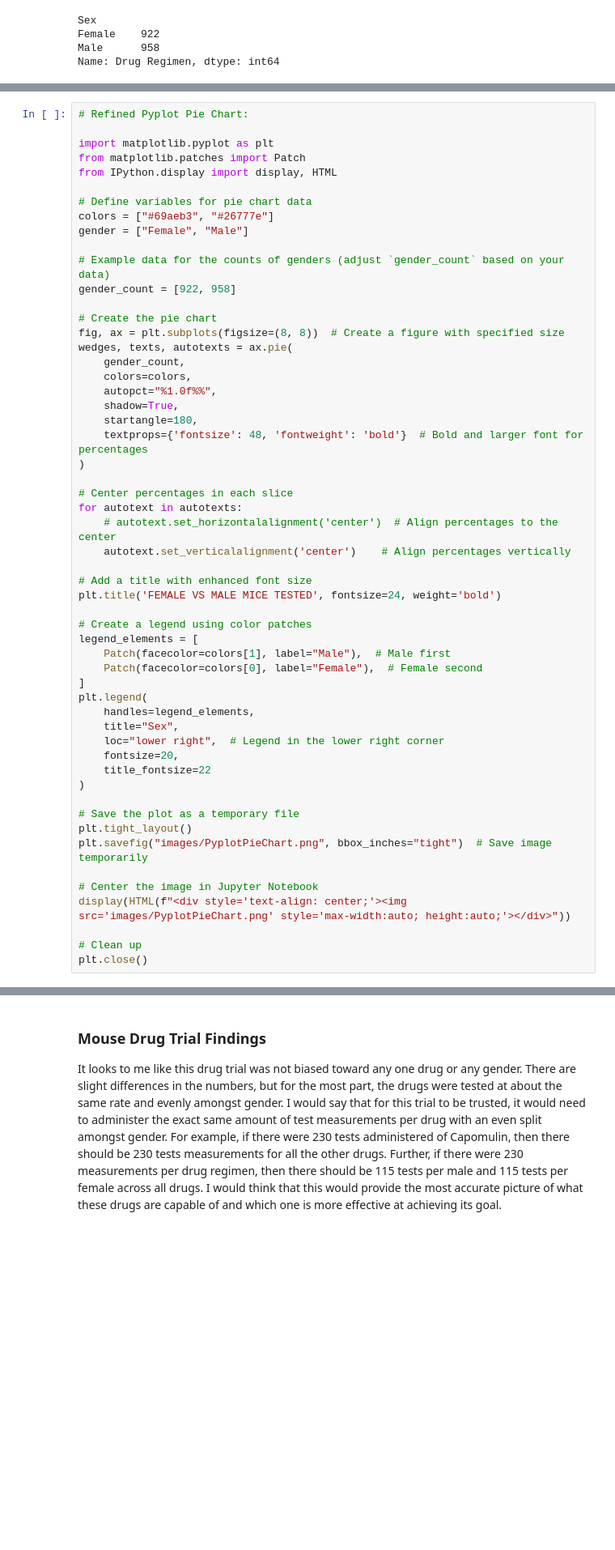
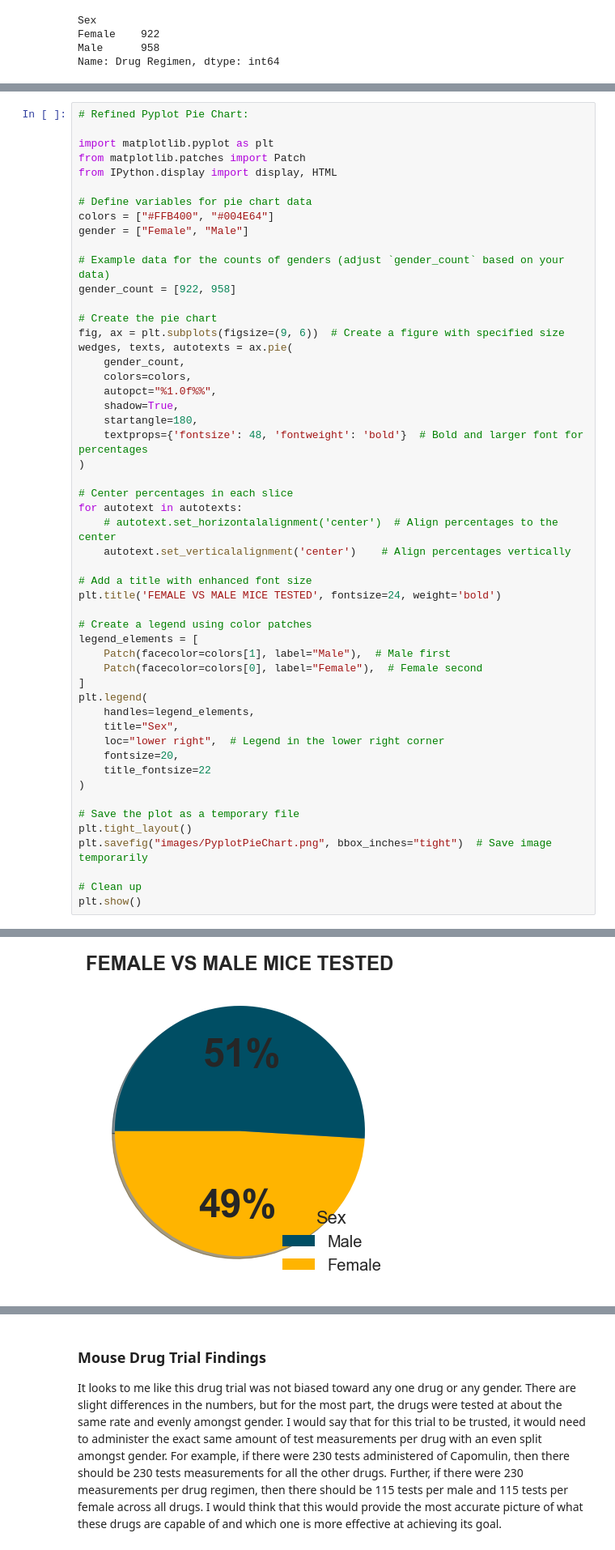
Before and after one commit to mathewqpmiller/Matplotlib-Pymaceuticals_Analysis, a Jupyter notebook: Matplotlib_Pharmaceuticals_Analysis_Final.ipynb, the cells around one changed output, grey strips where cells are left out. Shown: that part at 81% size. Drawn from its saved outputs; the diff is of its cells as text; blank space fills up the shorter version.

```diff
--- a/Matplotlib_Pharmaceuticals_Analysis.ipynb
+++ b/Matplotlib_Pharmaceuticals_Analysis_Final.ipynb
@@ -524,14 +466,14 @@ from matplotlib.patches import Patch
 from IPython.display import display, HTML
 
 # Define variables for pie chart data
-colors = ["#69aeb3", "#26777e"]
+colors = ["#FFB400", "#004E64"]
 gender = ["Female", "Male"]
 
 # Example data for the counts of genders (adjust `gender_count` based on your data)
 gender_count = [922, 958]
 
 # Create the pie chart
-fig, ax = plt.subplots(figsize=(8, 8))  # Create a figure with specified size
+fig, ax = plt.subplots(figsize=(9, 6))  # Create a figure with specified size
 wedges, texts, autotexts = ax.pie(
     gender_count,
     colors=colors,
@@ -566,9 +508,6 @@ plt.legend(
 plt.tight_layout()
 plt.savefig("images/PyplotPieChart.png", bbox_inches="tight")  # Save image temporarily
 
-# Center the image in Jupyter Notebook
-display(HTML(f"<div style='text-align: center;'><img src='images/PyplotPieChart.png' style='max-width:auto; height:auto;'></div>"))
-
 # Clean up
-plt.close()
+plt.show()
 # %% [output]
@@ -575,0 +514 @@ plt.close()
+[figure, added]
```
Also changed, not shown: parts of 14 cells of this notebook, 12 other files.
